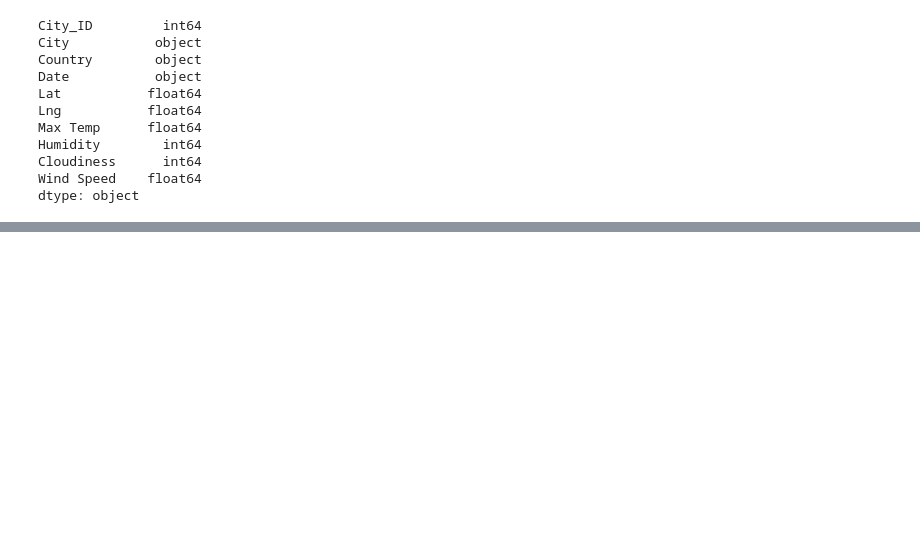
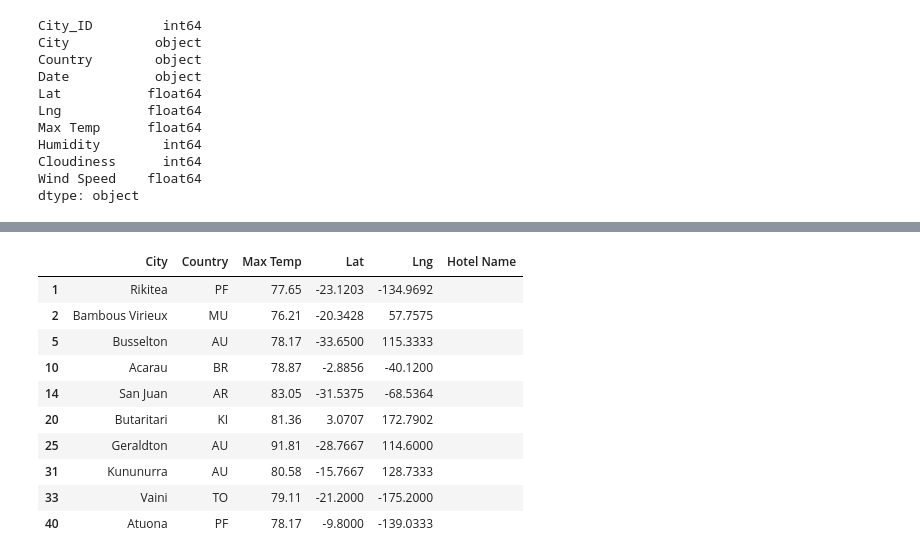
Before and after one commit to EricaLedezma/World_Weather_Analysis, a Jupyter notebook: VacationPy.ipynb, the cells around one changed output, grey strips where cells are left out. Cells and saved outputs as stored; diff of their text form; code cells hidden in the pictures; blank space fills up the shorter version.

```diff
--- a/VacationPy.ipynb
+++ b/VacationPy.ipynb
@@ -59,0 +142,17 @@ InvalidWeightException: -29.81 is not a valid weight. Weights must be non-negati
+# %%
+# Create DataFrame called hotel_df to store hotel names along with city, country, max temp, and coordinates.
+hotel_df = preferred_cities_df[["City", "Country", "Max Temp", "Lat", "Lng"]].copy()
+hotel_df["Hotel Name"] = ""
+hotel_df.head(10)
+# %% [output]
+|  | City | Country | Max Temp | Lat | Lng | Hotel Name |
+| 1 | Rikitea | PF | 77.65 | -23.1203 | -134.9692 |  |
+| 2 | Bambous Virieux | MU | 76.21 | -20.3428 | 57.7575 |  |
+| 5 | Busselton | AU | 78.17 | -33.6500 | 115.3333 |  |
+| 10 | Acarau | BR | 78.87 | -2.8856 | -40.1200 |  |
+| 14 | San Juan | AR | 83.05 | -31.5375 | -68.5364 |  |
+| 20 | Butaritari | KI | 81.36 | 3.0707 | 172.7902 |  |
+| 25 | Geraldton | AU | 91.81 | -28.7667 | 114.6000 |  |
+| 31 | Kununurra | AU | 80.58 | -15.7667 | 128.7333 |  |
+| 33 | Vaini | TO | 79.11 | -21.2000 | -175.2000 |  |
+| 40 | Atuona | PF | 78.17 | -9.8000 | -139.0333 |  |
```
Also changed, not shown: parts of 14 cells of this notebook, 1 other file.
